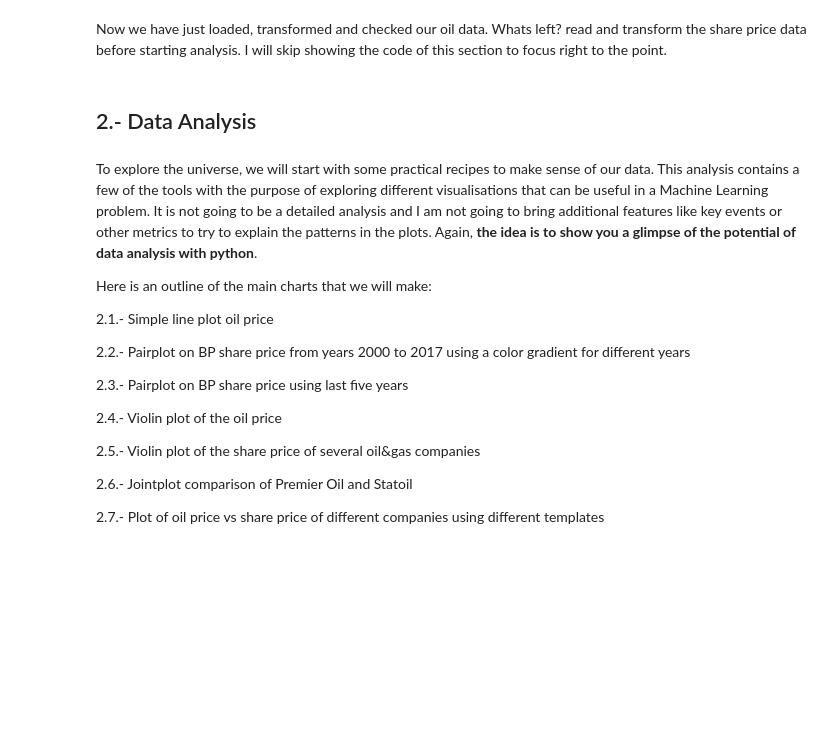
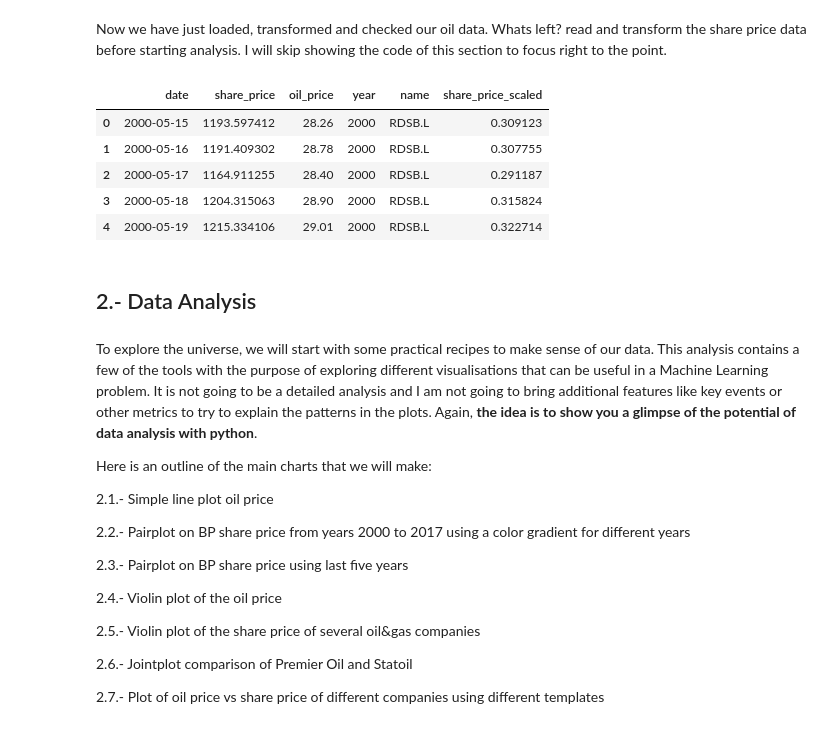
Before and after one commit to pythonbravo/oil_price, a Jupyter notebook: A_Tour_of_the_Oil_Industry.ipynb, the cells around one changed output. Cells and saved outputs as stored; diff of their text form; code cells hidden in the pictures; blank space fills up the shorter version.

```diff
--- a/A_Tour_of_the_Oil_Industry.ipynb
+++ b/A_Tour_of_the_Oil_Industry.ipynb
@@ -83,7 +83,7 @@ import warnings; warnings.simplefilter('ignore')
 # %%
 # Read oil price and transform data
 
-xls_file=pd.ExcelFile("../input/RBRTEd.xls") # Read Excel
+xls_file=pd.ExcelFile("./input/RBRTEd.xls") # Read Excel
 brent=xls_file.parse("Data 1") # Read sheet Data 1
 brent.columns=brent.iloc[1] # set row 1 as column name
 brent=brent.ix[2:] # remove first 2 rows
@@ -97,34 +112,41 @@ Now we have just loaded, transformed and checked our oil data. Whats left? read
 # %%
 # Loop to read all share price files and transform data
 shares=["RDSB.L","BP.L","CNE.L","PMO.L","STL.OL","FP.PA","REP.MC","ENGI.PA","SLB.PA"]
 
 all_data=pd.DataFrame() # here we will store all the data from all shares and oil price in a master dataframe
 for index in range(len(shares)):
     stock=pd.DataFrame()
 
 # 1.- Read files
-    stock=pd.read_csv("../input/"+shares[index]+".csv")
+    stock=pd.read_csv("./input/"+shares[index]+".csv")
 # 2.- Transform data
     stock=stock[["Date","Close"]]
     stock["Date"]=stock["Date"].astype('datetime64[ns]')
     stock.columns=["date","share_price"]
     test=pd.DataFrame(brent) # VLOOKUP equivalent in Python to merge 2 sets of data
     output=stock.merge(test,on="date",how="left")
     stock["oil_price"]=output["oil_price"]
     stock['share_price']=pd.to_numeric(stock['share_price'], errors='coerce').dropna(0)
     stock['oil_price']=pd.to_numeric(stock['oil_price'], errors='coerce').dropna(0)
     stock["year"]=pd.to_datetime(stock["date"]).dt.year # Create a column with the year to filter later
     stock["name"]=shares[index]
     stock = stock.dropna() # get rid of all the NAN rows.
 # 3.- Feature Engineering. Create new column with scaled share price from 0 to 1.
 #     This will help us comparing companies later on.
     from sklearn.preprocessing import MinMaxScaler
     scaler=MinMaxScaler()
     stock["share_price_scaled"]=scaler.fit_transform(stock["share_price"].to_frame())
 # 4.- Append data to a master dataframe
     all_data=all_data.append(stock) #append data to one matrix
 
 all_data.head()
+# %% [output]
+|  | date | share_price | oil_price | year | name | share_price_scaled |
+| 0 | 2000-05-15 | 1193.597412 | 28.26 | 2000 | RDSB.L | 0.309123 |
+| 1 | 2000-05-16 | 1191.409302 | 28.78 | 2000 | RDSB.L | 0.307755 |
+| 2 | 2000-05-17 | 1164.911255 | 28.40 | 2000 | RDSB.L | 0.291187 |
+| 3 | 2000-05-18 | 1204.315063 | 28.90 | 2000 | RDSB.L | 0.315824 |
+| 4 | 2000-05-19 | 1215.334106 | 29.01 | 2000 | RDSB.L | 0.322714 |
 # %% [markdown]
 ## 2.- Data Analysis
 # %% [markdown]
```
Also changed, not shown: parts of 18 cells of this notebook.
